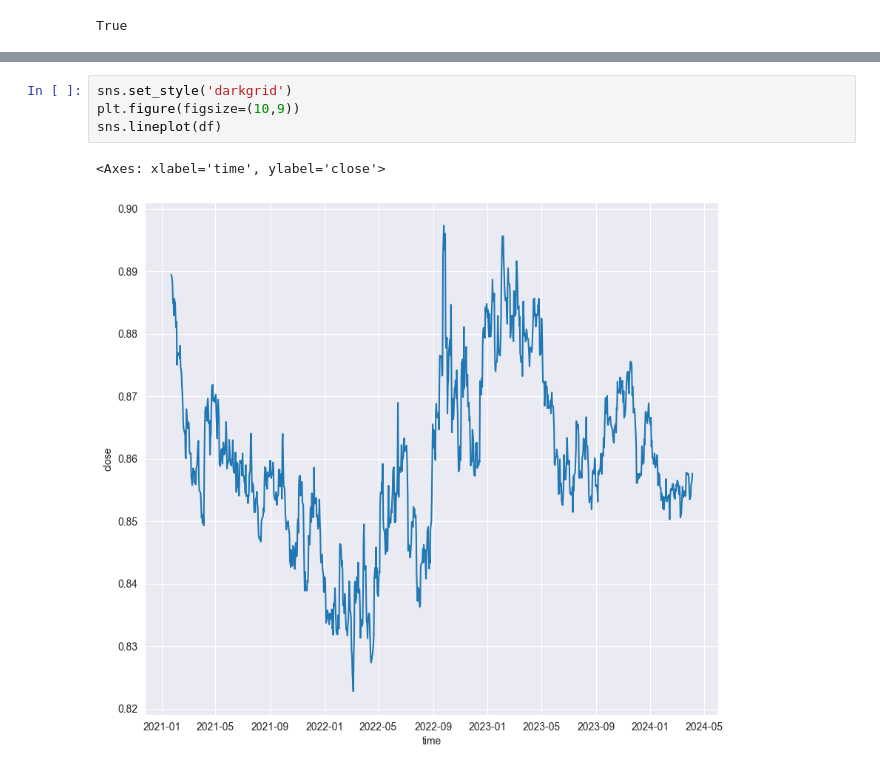
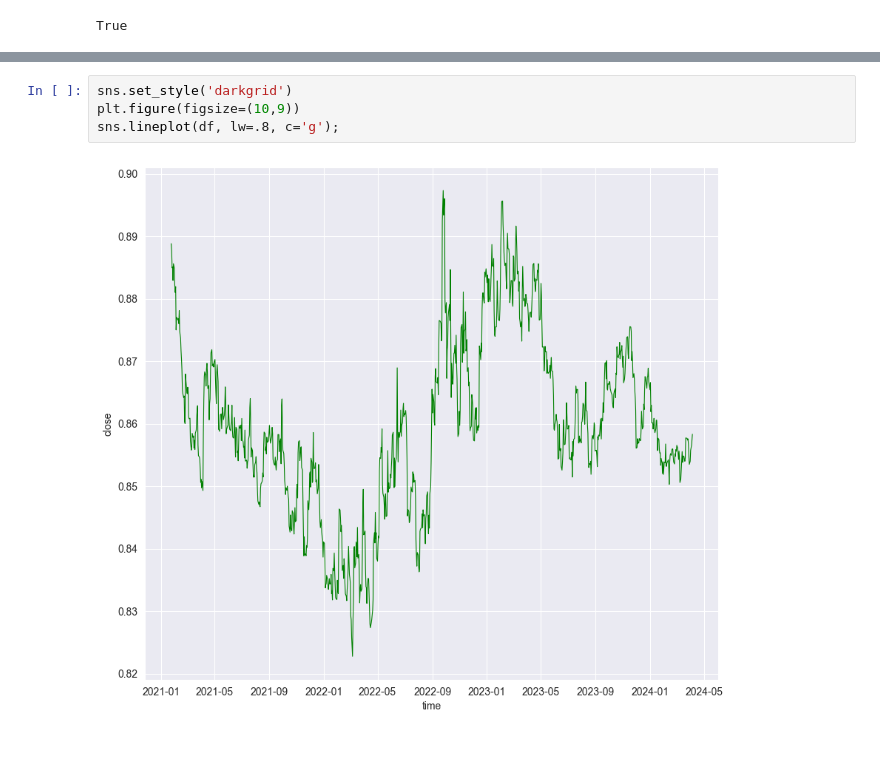
Before and after one commit to Stevealila/Analyze-Currency-Pairs, a Jupyter notebook: EURGBP_from_2021.ipynb, the cells around one changed output, grey strips where cells are left out. Cells and saved outputs as stored; diff of their text form.

```diff
--- a/EURGBP_from_2021.ipynb
+++ b/EURGBP_from_2021.ipynb
@@ -44,7 +44,6 @@ Name: close, Length: 1000, dtype: float64
 # %%
 sns.set_style('darkgrid')
 plt.figure(figsize=(10,9))
-sns.lineplot(df)
+sns.lineplot(df, lw=.8, c='g');
 # %% [output]
-<Axes: xlabel='time', ylabel='close'>
-[figure, old version]
+[figure, new version]
```
Also changed, not shown: parts of 2 cells of this notebook.
